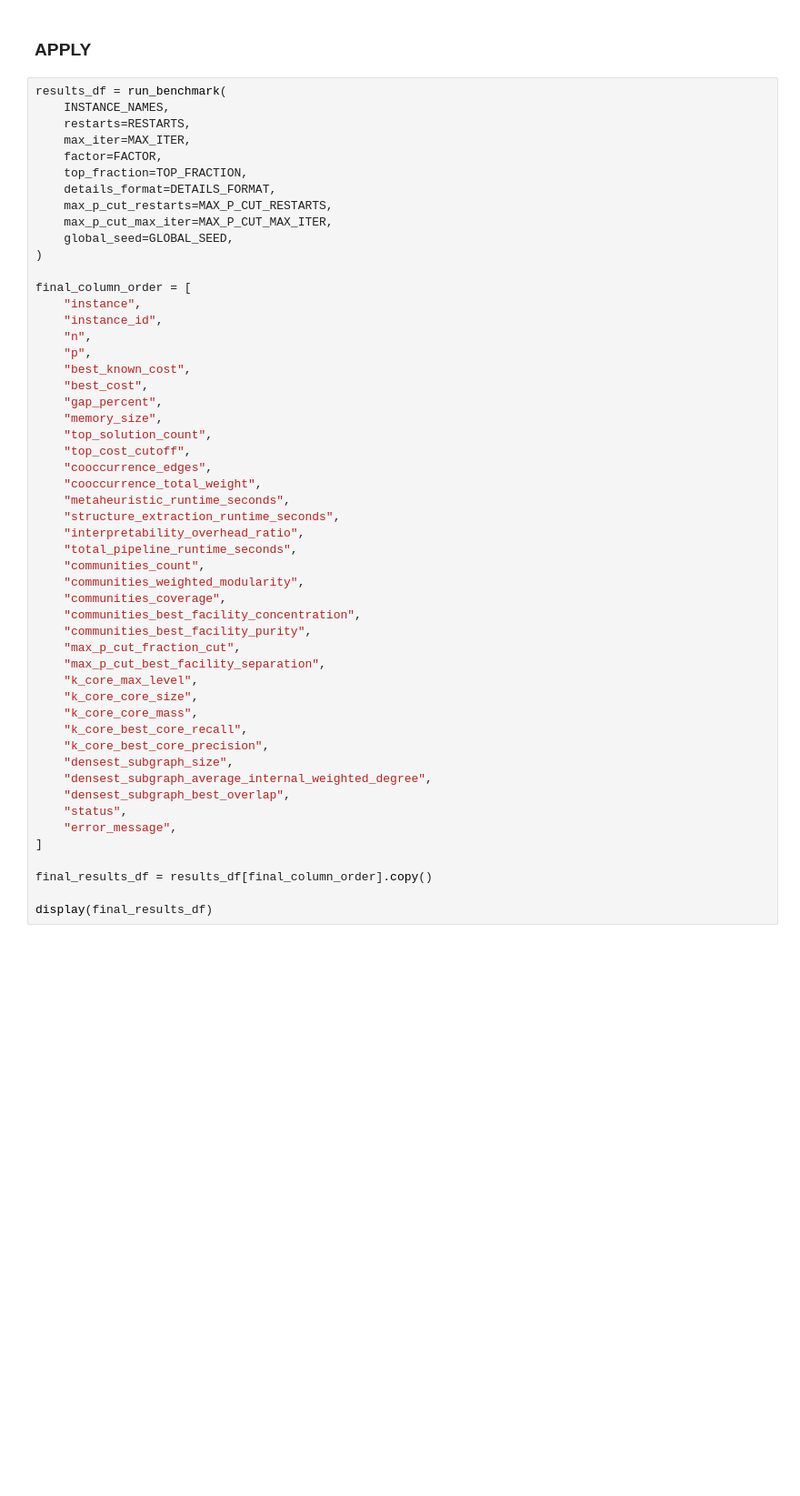
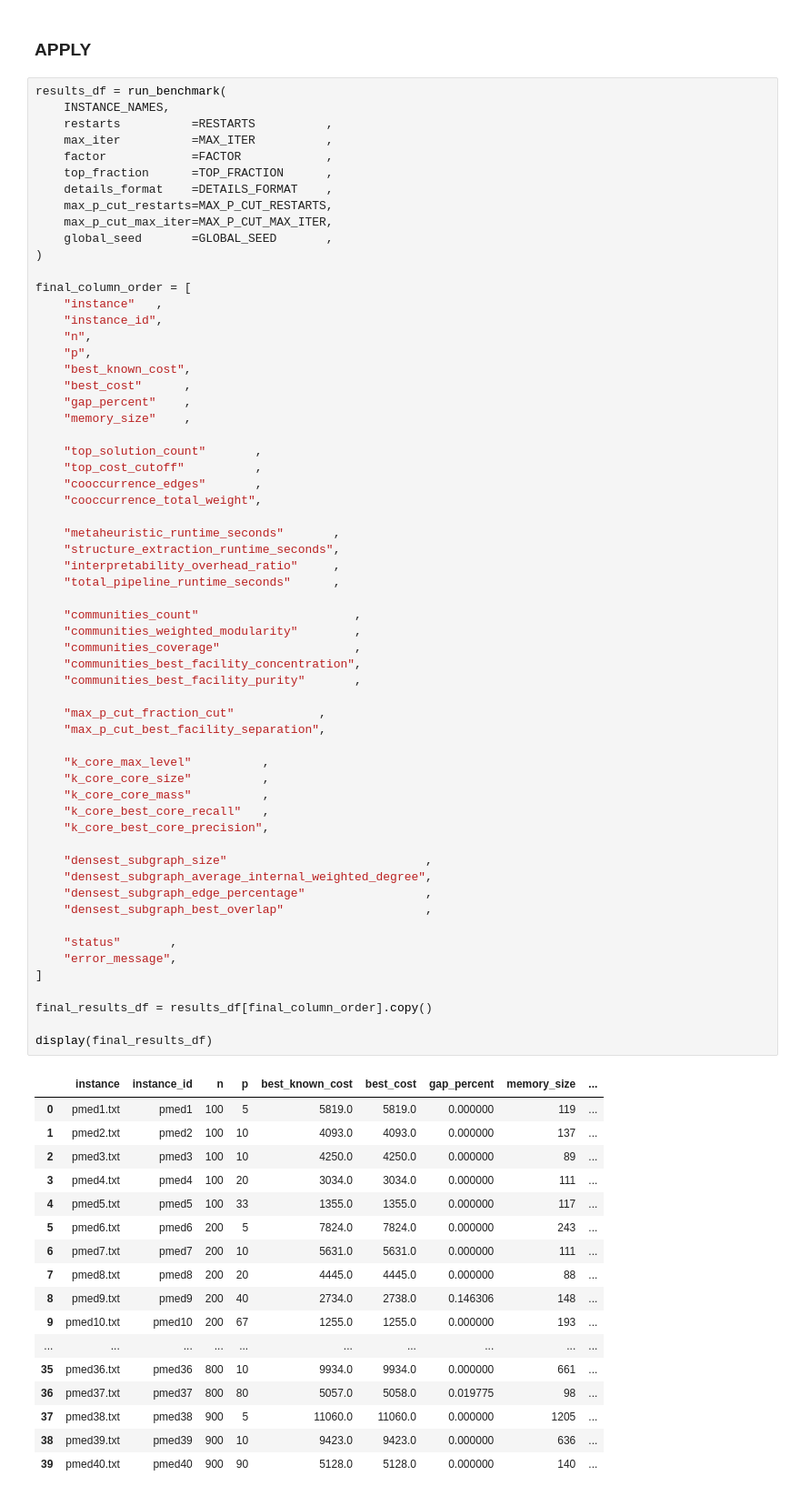
Before and after one commit to filipemedeiross/xopt, a Jupyter notebook: notebooks/experiments_sbpo/3. Structural Interpretability Benchmark.ipynb, the cells around one changed output. Shown at 91% size. Drawn from its saved outputs; the diff is of its cells as text; blank space fills up the shorter version.

Commit message:
Final version of the experiment on structural interpretability benchmark

```diff
--- a/notebooks/experiments_sbpo/3. Structural Interpretability Benchmark.ipynb
+++ b/notebooks/experiments_sbpo/3. Structural Interpretability Benchmark.ipynb
@@ -849,54 +1006,80 @@ def run_benchmark(
 # %%
 results_df = run_benchmark(
     INSTANCE_NAMES,
-    restarts=RESTARTS,
-    max_iter=MAX_ITER,
-    factor=FACTOR,
-    top_fraction=TOP_FRACTION,
-    details_format=DETAILS_FORMAT,
+    restarts          =RESTARTS          ,
+    max_iter          =MAX_ITER          ,
+    factor            =FACTOR            ,
+    top_fraction      =TOP_FRACTION      ,
+    details_format    =DETAILS_FORMAT    ,
     max_p_cut_restarts=MAX_P_CUT_RESTARTS,
     max_p_cut_max_iter=MAX_P_CUT_MAX_ITER,
-    global_seed=GLOBAL_SEED,
+    global_seed       =GLOBAL_SEED       ,
 )
 
 final_column_order = [
-    "instance",
+    "instance"   ,
     "instance_id",
     "n",
     "p",
     "best_known_cost",
-    "best_cost",
-    "gap_percent",
-    "memory_size",
-    "top_solution_count",
-    "top_cost_cutoff",
-    "cooccurrence_edges",
+    "best_cost"      ,
+    "gap_percent"    ,
+    "memory_size"    ,
+
+    "top_solution_count"       ,
+    "top_cost_cutoff"          ,
+    "cooccurrence_edges"       ,
     "cooccurrence_total_weight",
-    "metaheuristic_runtime_seconds",
+
+    "metaheuristic_runtime_seconds"       ,
     "structure_extraction_runtime_seconds",
-    "interpretability_overhead_ratio",
-    "total_pipeline_runtime_seconds",
-    "communities_count",
-    "communities_weighted_modularity",
-    "communities_coverage",
+    "interpretability_overhead_ratio"     ,
+    "total_pipeline_runtime_seconds"      ,
+
+    "communities_count"                      ,
+    "communities_weighted_modularity"        ,
+    "communities_coverage"                   ,
     "communities_best_facility_concentration",
-    "communities_best_facility_purity",
-    "max_p_cut_fraction_cut",
+    "communities_best_facility_purity"       ,
+
+    "max_p_cut_fraction_cut"            ,
     "max_p_cut_best_facility_separation",
-    "k_core_max_level",
-    "k_core_core_size",
-    "k_core_core_mass",
-    "k_core_best_core_recall",
+
+    "k_core_max_level"          ,
+    "k_core_core_size"          ,
+    "k_core_core_mass"          ,
+    "k_core_best_core_recall"   ,
     "k_core_best_core_precision",
-    "densest_subgraph_size",
+
+    "densest_subgraph_size"                            ,
     "densest_subgraph_average_internal_weighted_degree",
-    "densest_subgraph_best_overlap",
-    "status",
+    "densest_subgraph_edge_percentage"                 ,
+    "densest_subgraph_best_overlap"                    ,
+
+    "status"       ,
     "error_message",
 ]
 
 final_results_df = results_df[final_column_order].copy()
 
 display(final_results_df)
+# %% [output]
+|  | instance | instance_id | n | p | best_known_cost | best_cost | gap_percent | memory_size | ... |
+| 0 | pmed1.txt | pmed1 | 100 | 5 | 5819.0 | 5819.0 | 0.000000 | 119 | ... |
+| 1 | pmed2.txt | pmed2 | 100 | 10 | 4093.0 | 4093.0 | 0.000000 | 137 | ... |
+| 2 | pmed3.txt | pmed3 | 100 | 10 | 4250.0 | 4250.0 | 0.000000 | 89 | ... |
+| 3 | pmed4.txt | pmed4 | 100 | 20 | 3034.0 | 3034.0 | 0.000000 | 111 | ... |
+| 4 | pmed5.txt | pmed5 | 100 | 33 | 1355.0 | 1355.0 | 0.000000 | 117 | ... |
+| 5 | pmed6.txt | pmed6 | 200 | 5 | 7824.0 | 7824.0 | 0.000000 | 243 | ... |
+| 6 | pmed7.txt | pmed7 | 200 | 10 | 5631.0 | 5631.0 | 0.000000 | 111 | ... |
+| 7 | pmed8.txt | pmed8 | 200 | 20 | 4445.0 | 4445.0 | 0.000000 | 88 | ... |
+| 8 | pmed9.txt | pmed9 | 200 | 40 | 2734.0 | 2738.0 | 0.146306 | 148 | ... |
+| 9 | pmed10.txt | pmed10 | 200 | 67 | 1255.0 | 1255.0 | 0.000000 | 193 | ... |
+| ... | ... | ... | ... | ... | ... | ... | ... | ... | ... |
+| 35 | pmed36.txt | pmed36 | 800 | 10 | 9934.0 | 9934.0 | 0.000000 | 661 | ... |
+| 36 | pmed37.txt | pmed37 | 800 | 80 | 5057.0 | 5058.0 | 0.019775 | 98 | ... |
+| 37 | pmed38.txt | pmed38 | 900 | 5 | 11060.0 | 11060.0 | 0.000000 | 1205 | ... |
+| 38 | pmed39.txt | pmed39 | 900 | 10 | 9423.0 | 9423.0 | 0.000000 | 636 | ... |
+| 39 | pmed40.txt | pmed40 | 900 | 90 | 5128.0 | 5128.0 | 0.000000 | 140 | ... |
 # %%
 success_df = final_results_df.loc[final_results_df["status"] == "ok"].copy()
```
Also changed, not shown: parts of 21 cells of this notebook, 1 other file.
